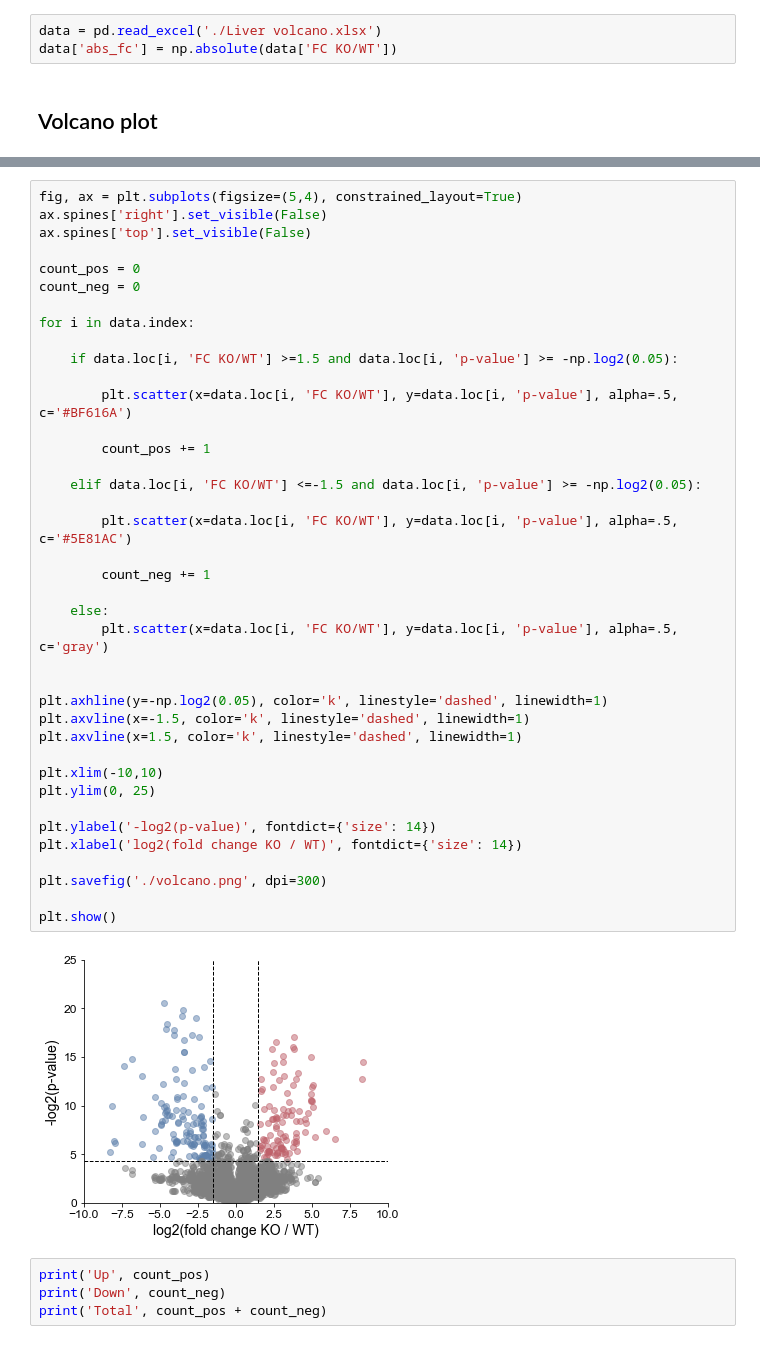
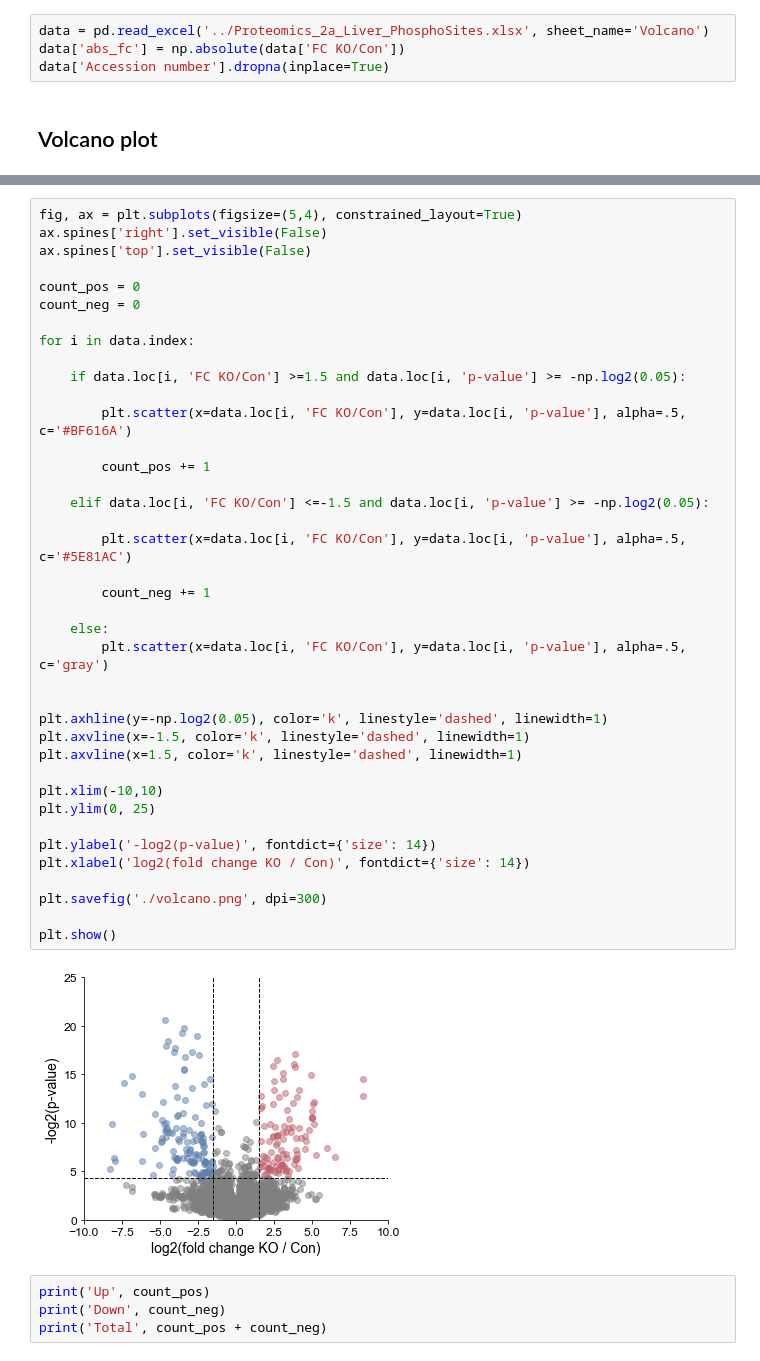
Before and after one commit to MathieuBo/mTorc2_mito_fission, a Jupyter notebook: Figure3.ipynb, the cells around one changed output, grey strips where cells are left out. Saved outputs shown, nothing was run; the diff lists cells and outputs as text.

```diff
--- a/Figure3.ipynb
+++ b/Figure3.ipynb
@@ -15,8 +15,9 @@ plt.rc('font', family="Arial")
 # %% [markdown]
 ## Load data
 # %%
-data = pd.read_excel('./Liver volcano.xlsx')
-data['abs_fc'] = np.absolute(data['FC KO/WT'])
+data = pd.read_excel('../Proteomics_2a_Liver_PhosphoSites.xlsx', sheet_name='Volcano')
+data['abs_fc'] = np.absolute(data['FC KO/Con'])
+data['Accession number'].dropna(inplace=True)
 # %% [markdown]
 ## Volcano plot
 # %%
@@ -31,40 +32,40 @@ ax.spines['top'].set_visible(False)
 
 count_pos = 0
 count_neg = 0
 
 for i in data.index:
 
-    if data.loc[i, 'FC KO/WT'] >=1.5 and data.loc[i, 'p-value'] >= -np.log2(0.05):
+    if data.loc[i, 'FC KO/Con'] >=1.5 and data.loc[i, 'p-value'] >= -np.log2(0.05):
 
-        plt.scatter(x=data.loc[i, 'FC KO/WT'], y=data.loc[i, 'p-value'], alpha=.5, c='#BF616A')
+        plt.scatter(x=data.loc[i, 'FC KO/Con'], y=data.loc[i, 'p-value'], alpha=.5, c='#BF616A')
 
         count_pos += 1
 
-    elif data.loc[i, 'FC KO/WT'] <=-1.5 and data.loc[i, 'p-value'] >= -np.log2(0.05):
+    elif data.loc[i, 'FC KO/Con'] <=-1.5 and data.loc[i, 'p-value'] >= -np.log2(0.05):
 
-        plt.scatter(x=data.loc[i, 'FC KO/WT'], y=data.loc[i, 'p-value'], alpha=.5, c='#5E81AC')
+        plt.scatter(x=data.loc[i, 'FC KO/Con'], y=data.loc[i, 'p-value'], alpha=.5, c='#5E81AC')
 
         count_neg += 1
 
     else:
-        plt.scatter(x=data.loc[i, 'FC KO/WT'], y=data.loc[i, 'p-value'], alpha=.5, c='gray')
+        plt.scatter(x=data.loc[i, 'FC KO/Con'], y=data.loc[i, 'p-value'], alpha=.5, c='gray')
 
 
 plt.axhline(y=-np.log2(0.05), color='k', linestyle='dashed', linewidth=1)
 plt.axvline(x=-1.5, color='k', linestyle='dashed', linewidth=1)
 plt.axvline(x=1.5, color='k', linestyle='dashed', linewidth=1)
 
 plt.xlim(-10,10)
 plt.ylim(0, 25)
 
 plt.ylabel('-log2(p-value)', fontdict={'size': 14})
-plt.xlabel('log2(fold change KO / WT)', fontdict={'size': 14})
+plt.xlabel('log2(fold change KO / Con)', fontdict={'size': 14})
 
 plt.savefig('./volcano.png', dpi=300)
 
 plt.show()
 # %% [output]
-[figure, old version]
+[figure, new version]
 # %%
 print('Up', count_pos)
 print('Down', count_neg)
```
Also changed, not shown: parts of 9 cells of this notebook.
